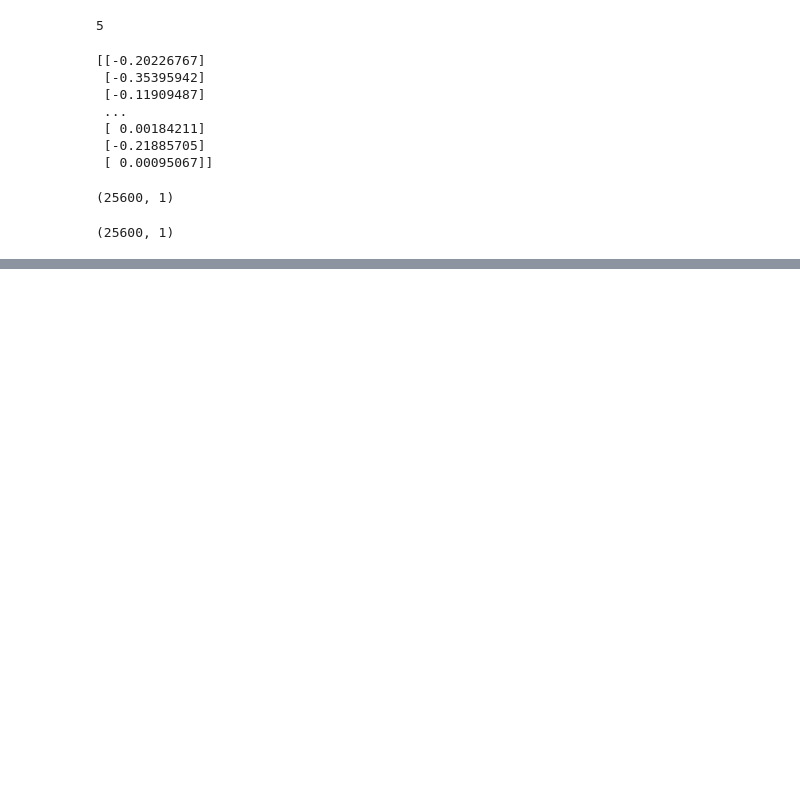
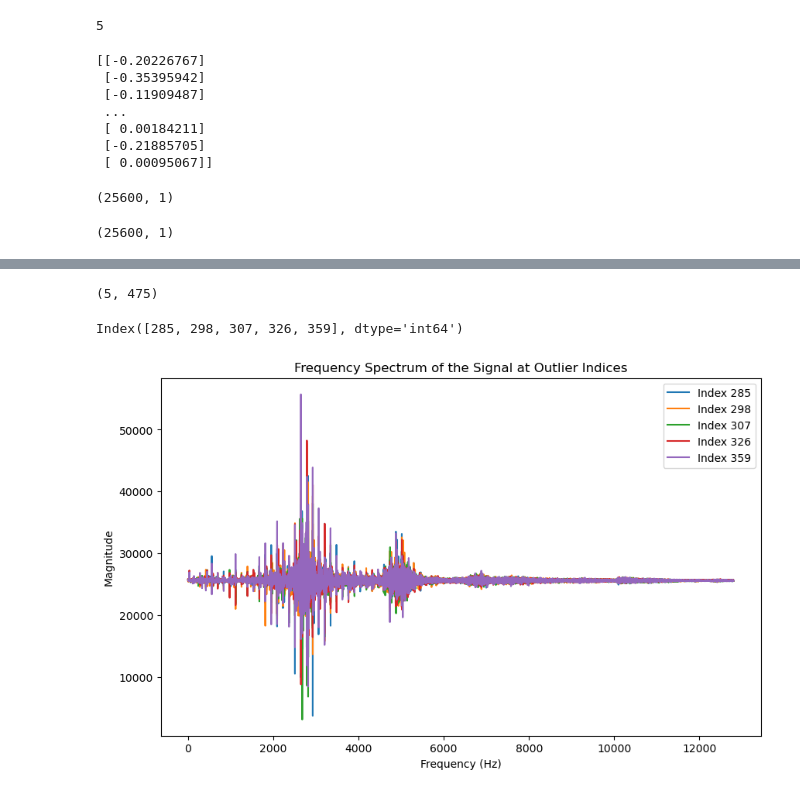
Before and after one commit to sanghyun0714/team901, a Jupyter notebook: yuree_basic.ipynb, the cells around one changed output, grey strips where cells are left out. Cells and saved outputs as stored; diff of their text form; code cells hidden in the pictures; blank space fills up the shorter version.

```diff
--- a/yuree_basic.ipynb
+++ b/yuree_basic.ipynb
@@ -50,0 +142,39 @@ print(signal2_data.shape)
+# %%
+# 결과 반환
+len(outlier_data), len(normal_data)
+# %% [output]
+(5, 475)
+# %%
+outlier_data.index
+# %% [output]
+Index([285, 298, 307, 326, 359], dtype='int64')
+# %%
+fs = 25600
+
+outlier_indices = [285, 298, 307, 326, 359]
+
+# 각 이상치 인덱스에 대해 주파수 스펙트럼을 계산하고 시각화
+plt.figure(figsize=(10, 6))
+
+for idx in outlier_indices:
+    # 각 인덱스에 해당하는 데이터를 가져오기 (이 경우 sample_data가 사용됩니다)
+    signal_data = data1.iloc[idx, :-1].values  # 마지막 열은 'Outlier'이므로 제외
+
+    # 푸리에 변환을 통한 주파수 분석
+    fft_result = np.fft.fft(signal_data)
+    frequencies = np.fft.fftfreq(len(fft_result), 1 / fs)
+
+    # 절대값 취해서 스펙트럼 구하기
+    magnitude = np.abs(fft_result)
+
+    # 주파수 스펙트럼 시각화 (0에서 샘플링 주파수의 절반까지)
+    plt.plot(frequencies[:len(frequencies) // 2], magnitude[:len(magnitude) // 2], label=f'Index {idx}')
+
+# 그래프 제목 및 레이블 설정
+plt.title("Frequency Spectrum of the Signal at Outlier Indices")
+plt.xlabel("Frequency (Hz)")
+plt.ylabel("Magnitude")
+plt.legend()  # 범례 추가
+plt.show()
+# %% [output]
+[figure, added]
```
Also changed, not shown: parts of 18 cells of this notebook, 1 other file.
